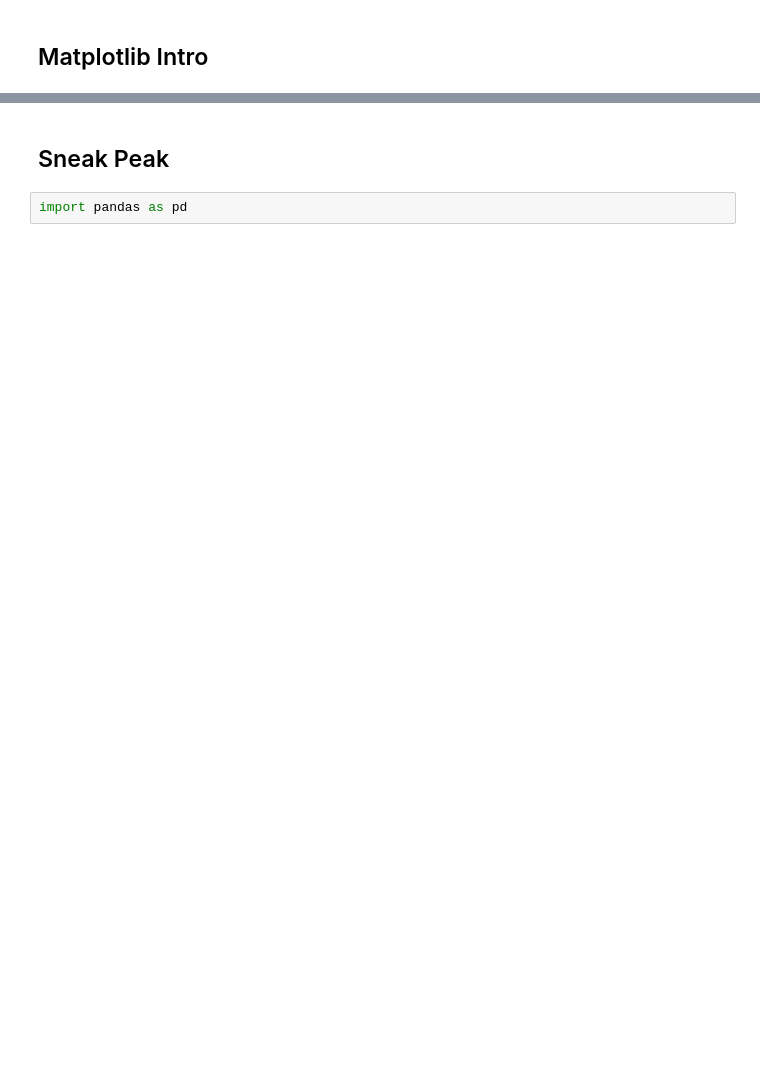
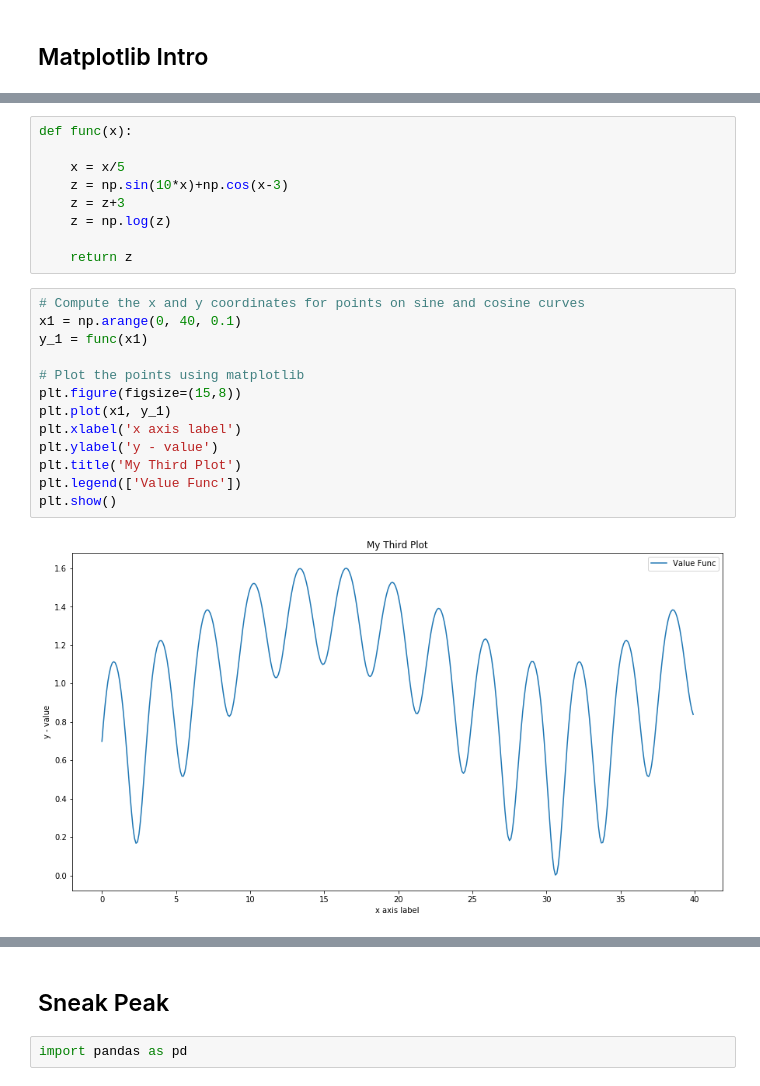
Before and after one commit to alamhanz/python_begin, a Jupyter notebook: notebooks/Bab 7 - Day 4.ipynb, the cells around one changed output, grey strips where cells are left out. Drawn from its saved outputs; the diff is of its cells as text; blank space fills up the shorter version.

```diff
--- a/notebooks/Bab 7 - Day 4.ipynb
+++ b/notebooks/Bab 7 - Day 4.ipynb
@@ -10,0 +275,24 @@ import matplotlib.pyplot as plt
+# %%
+def func(x):
+
+    x = x/5
+    z = np.sin(10*x)+np.cos(x-3)
+    z = z+3
+    z = np.log(z)
+
+    return z
+# %%
+# Compute the x and y coordinates for points on sine and cosine curves
+x1 = np.arange(0, 40, 0.1)
+y_1 = func(x1)
+
+# Plot the points using matplotlib
+plt.figure(figsize=(15,8))
+plt.plot(x1, y_1)
+plt.xlabel('x axis label')
+plt.ylabel('y - value')
+plt.title('My Third Plot')
+plt.legend(['Value Func'])
+plt.show()
+# %% [output]
+[figure, added]
```
Also changed, not shown: parts of 34 cells of this notebook, 10 other files.
